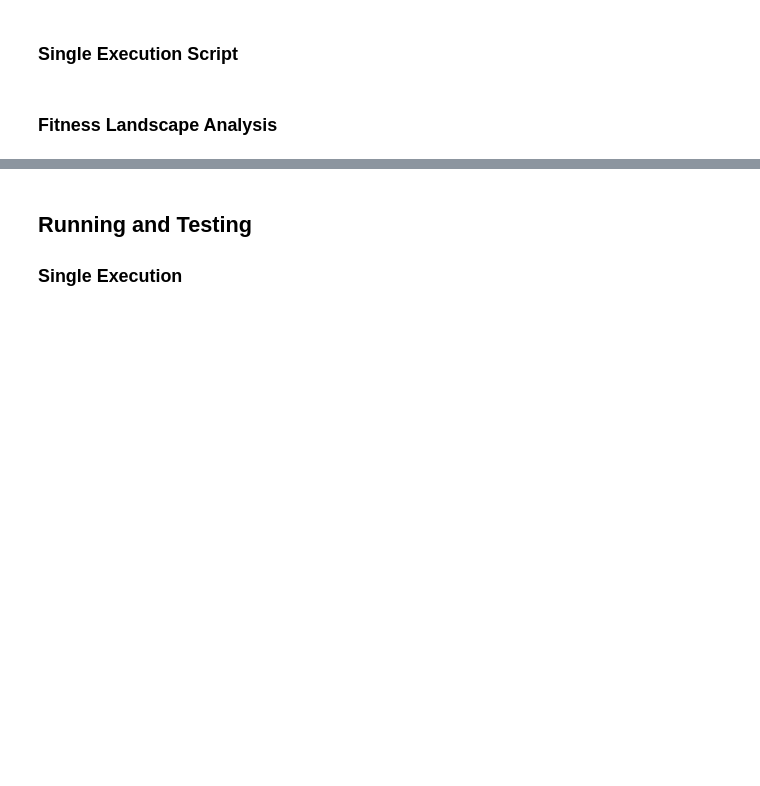
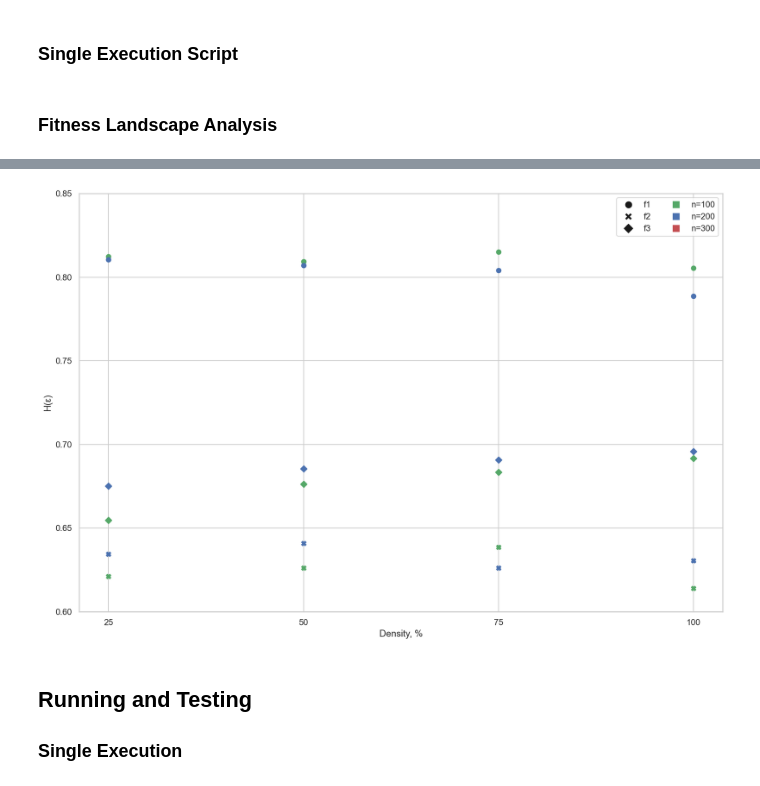
Before and after one commit to upadhyan/NaturalKnapsack, a Jupyter notebook: GA_Execution_1.ipynb, the cells around one changed output, grey strips where cells are left out. Saved outputs shown, nothing was run; the diff lists cells and outputs as text; code cells hidden in the pictures; blank space fills up the shorter version.

Commit message:
Fitness Landscape test

```diff
--- a/GA_Execution_1.ipynb
+++ b/GA_Execution_1.ipynb
@@ -498,3 +518,45 @@ TypeError: can only concatenate str (not "float") to str
+# %%
+from matplotlib.lines import Line2D
+
+df = pd.read_csv('df_landscape.csv')
+num_var = df["num_var"].tolist()
+density = df["density"].tolist()
+f1 = df["f1"].tolist()
+f2 = df["f2"].tolist()
+f3 = df["f3"].tolist()
+plt.figure(figsize=(15,10))
+plt.scatter(density[0:4], f1[0:4],  c='g', marker='o', label='n=100')
+plt.scatter(density[5:9], f1[5:9], c='b', marker='o')
+plt.scatter(density[10:12], f1[10:12], c='r', marker='o')
+plt.scatter(density[0:4], f2[0:4], c='g', marker='X', label='n=200')
+plt.scatter(density[5:9], f2[5:9], c='b', marker='X')
+plt.scatter(density[10:12], f2[10:12], c='r', marker='X')
+plt.scatter(density[0:4], f3[0:4], c='g', marker='D', label='n=300')
+plt.scatter(density[5:9], f3[5:9], c='b', marker='D')
+plt.scatter(density[10:12], f3[10:12], c='r', marker='D')
+legend_elements = [Line2D([0], [0], marker='o', color='w', label='f1',
+                          markerfacecolor='k', markersize=10),
+                   Line2D([0], [0], marker='X', color='w', label='f2',
+                          markerfacecolor='k', markersize=10),
+                   Line2D([0], [0], marker='D', color='w', label='f3',
+                          markerfacecolor='k', markersize=10),
+                   Line2D([0], [0], marker='s', color='w', label='n=100',
+                          markerfacecolor='g', markersize=10),
+                   Line2D([0], [0], marker='s', color='w', label='n=200',
+                          markerfacecolor='b', markersize=10),
+                   Line2D([0], [0], marker='s', color='w', label='n=300',
+                          markerfacecolor='r', markersize=10),
+
+                   ]
+plt.ylim(0.6,0.85)
+x = [25,50,75,100]
+plt.xticks(x)
+plt.xlabel("Density, %")
+plt.ylabel("H(ε)")
+plt.legend(handles=legend_elements, ncol=2)
+plt.show()
+# %% [output]
+[figure, added]
 # %% [markdown]
 ## Running and Testing
 ### Single Execution
```
Also changed, not shown: parts of 2 cells of this notebook, 2 other files.
